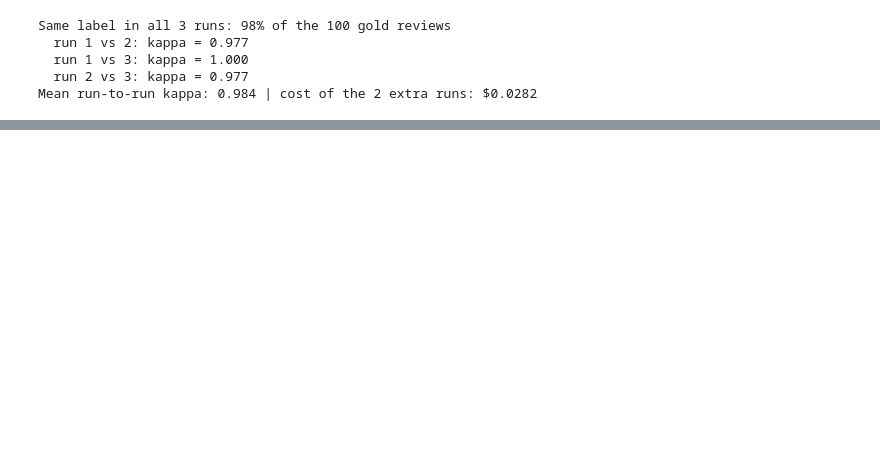
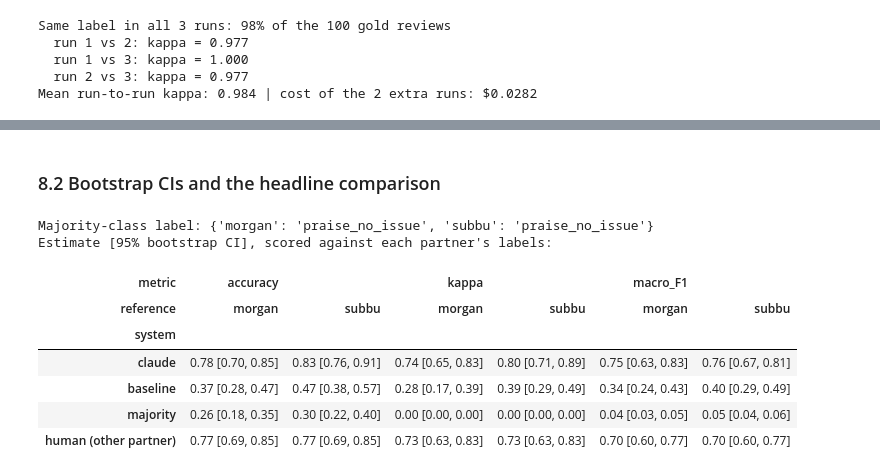
Before and after one commit to morghendy12/spotify_reviews_project, a Jupyter notebook: notebooks/spotify_review_triage.ipynb, the cells around one changed output, grey strips where cells are left out. Drawn from its saved outputs; the diff is of its cells as text; code cells hidden in the pictures; blank space fills up the shorter version.

```diff
--- a/notebooks/spotify_review_triage.ipynb
+++ b/notebooks/spotify_review_triage.ipynb
@@ -972,0 +1048,55 @@ Mean run-to-run kappa: 0.984 | cost of the 2 extra runs: $0.0282
+# %% [markdown]
+### 8.2 Bootstrap CIs and the headline comparison
+# %%
+B = 1000
+rng = np.random.default_rng(SEED)
+boot_idx = [rng.integers(0, GOLD_N, GOLD_N) for _ in range(B)]   # the same 1,000 resamples for every metric (paired)
+
+maj = {ref: ev[ref].mode()[0] for ref in ["morgan", "subbu"]}    # majority-class floor, per reference
+print("Majority-class label:", maj)
+
+def metric_fns():
+    return {"accuracy": accuracy_score,
+            "macro_F1": lambda y, p: f1_score(y, p, average="macro", labels=list(LABELS), zero_division=0),
+            "kappa":    cohen_kappa_score}
+
+def preds(system, ref):
+    if system == "majority": return np.array([maj[ref]] * GOLD_N)
+    if system == "human (other partner)": return ev["subbu" if ref == "morgan" else "morgan"].values
+    return ev[system].values
+
+SYSTEMS = ["claude", "baseline", "majority", "human (other partner)"]
+rows, boot_store = [], {}
+for system in SYSTEMS:
+    for ref in ["morgan", "subbu"]:
+        y, p = ev[ref].values, preds(system, ref)
+        for mname, fn in metric_fns().items():
+            point = fn(y, p)
+            with np.errstate(all="ignore"):
+                bs = np.array([fn(y[i], p[i]) for i in boot_idx])
+            boot_store[(system, ref, mname)] = bs
+            lo, hi = np.nanpercentile(bs, [2.5, 97.5])
+            rows.append({"system": system, "reference": ref, "metric": mname,
+                         "estimate": point, "ci_low": lo, "ci_high": hi})
+results = pd.DataFrame(rows)
+
+# Every metric must be a valid number in [-1, 1] with the estimate inside its own CI (a basic sanity check on the bootstrap).
+assert results["estimate"].between(-1, 1).all()
+assert ((results["estimate"] >= results["ci_low"] - 1e-9) & (results["estimate"] <= results["ci_high"] + 1e-9)).all()
+
+fmt = results.assign(value=lambda t: t.apply(lambda r: f"{r.estimate:.2f} [{r.ci_low:.2f}, {r.ci_high:.2f}]", axis=1))
+table = fmt.pivot_table(index=["system"], columns=["metric", "reference"], values="value", aggfunc="first").reindex(SYSTEMS)
+print("Estimate [95% bootstrap CI], scored against each partner's labels:")
+display(table)
+(ROOT / "outputs" / "tables").mkdir(parents=True, exist_ok=True)
+results.round(4).to_csv(ROOT / "outputs" / "tables" / "evaluation_metrics.csv", index=False)
+# %% [output]
+Majority-class label: {'morgan': 'praise_no_issue', 'subbu': 'praise_no_issue'}
+Estimate [95% bootstrap CI], scored against each partner's labels:
+| metric | accuracy |  | kappa |  | macro_F1 |  |
+| reference | morgan | subbu | morgan | subbu | morgan | subbu |
+| system |  |  |  |  |  |  |
+| claude | 0.78 [0.70, 0.85] | 0.83 [0.76, 0.91] | 0.74 [0.65, 0.83] | 0.80 [0.71, 0.89] | 0.75 [0.63, 0.83] | 0.76 [0.67, 0.81] |
+| baseline | 0.37 [0.28, 0.47] | 0.47 [0.38, 0.57] | 0.28 [0.17, 0.39] | 0.39 [0.29, 0.49] | 0.34 [0.24, 0.43] | 0.40 [0.29, 0.49] |
+| majority | 0.26 [0.18, 0.35] | 0.30 [0.22, 0.40] | 0.00 [0.00, 0.00] | 0.00 [0.00, 0.00] | 0.04 [0.03, 0.05] | 0.05 [0.04, 0.06] |
+| human (other partner) | 0.77 [0.69, 0.85] | 0.77 [0.69, 0.85] | 0.73 [0.63, 0.83] | 0.73 [0.63, 0.83] | 0.70 [0.60, 0.77] | 0.70 [0.60, 0.77] |
```
Also changed, not shown: parts of 16 cells of this notebook, 5 other files.
